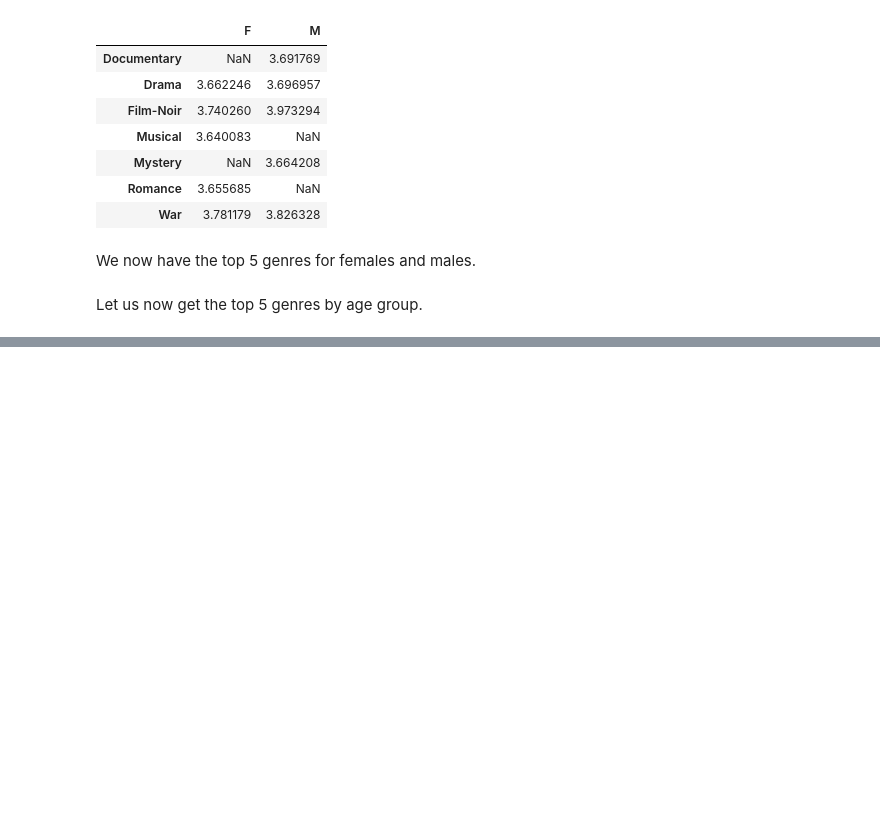
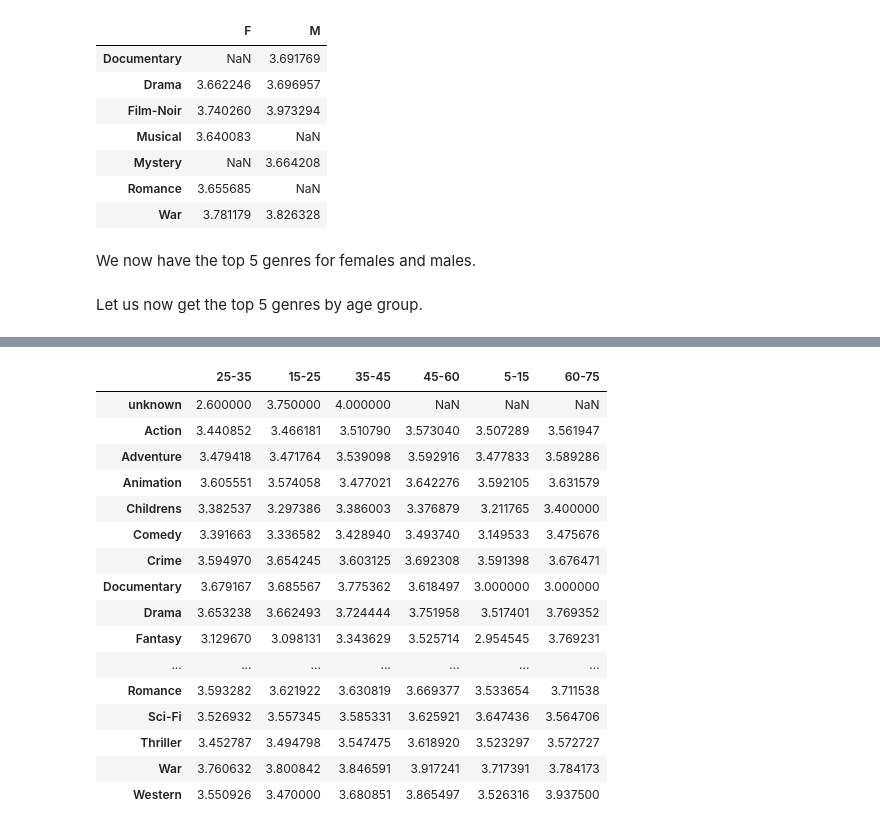
Before and after one commit to sara-shinde/MovieLens_100K_dataset_eda, a Jupyter notebook: notebooks/analysis_1.ipynb, the cells around one changed output, grey strips where cells are left out. Cells and saved outputs as stored; diff of their text form; code cells hidden in the pictures; blank space fills up the shorter version.

Commit message:
Get average ratings by (genre+age group), number of ratings per person Compute average ratings by genre and age group, number of ratings per person for each gender, age group and occupation.

```diff
--- a/notebooks/analysis_1.ipynb
+++ b/notebooks/analysis_1.ipynb
@@ -1358,3 +1358,5 @@ ratings_by_gender_and_genre.apply(lambda x : x.nlargest(5))
 We now have the top 5 genres for females and males.
 # %% [markdown]
 Let us now get the top 5 genres by age group.
+# %%
+age_group_list = all_merged.age_group.value_counts(normalize=True).index.to_list()
@@ -1360,0 +1367,5 @@ Let us now get the top 5 genres by age group.
+# %%
+age_group_ratings_list = []
+for age_group in age_group_list:
+    subset_all_merged = all_merged.loc[all_merged["age_group"] == age_group]
+    age_group_ratings_list.append(calc_avg_rating_df(subset_all_merged))
@@ -1360,0 +1394,22 @@ Let us now get the top 5 genres by age group.
+# %%
+ratings_by_age_group_and_genre = pd.DataFrame(age_group_ratings_list, index=age_group_list).T
+# %%
+ratings_by_age_group_and_genre
+# %% [output]
+|  | 25-35 | 15-25 | 35-45 | 45-60 | 5-15 | 60-75 |
+| unknown | 2.600000 | 3.750000 | 4.000000 | NaN | NaN | NaN |
+| Action | 3.440852 | 3.466181 | 3.510790 | 3.573040 | 3.507289 | 3.561947 |
+| Adventure | 3.479418 | 3.471764 | 3.539098 | 3.592916 | 3.477833 | 3.589286 |
+| Animation | 3.605551 | 3.574058 | 3.477021 | 3.642276 | 3.592105 | 3.631579 |
+| Childrens | 3.382537 | 3.297386 | 3.386003 | 3.376879 | 3.211765 | 3.400000 |
+| Comedy | 3.391663 | 3.336582 | 3.428940 | 3.493740 | 3.149533 | 3.475676 |
+| Crime | 3.594970 | 3.654245 | 3.603125 | 3.692308 | 3.591398 | 3.676471 |
+| Documentary | 3.679167 | 3.685567 | 3.775362 | 3.618497 | 3.000000 | 3.000000 |
+| Drama | 3.653238 | 3.662493 | 3.724444 | 3.751958 | 3.517401 | 3.769352 |
+| Fantasy | 3.129670 | 3.098131 | 3.343629 | 3.525714 | 2.954545 | 3.769231 |
+| ... | ... | ... | ... | ... | ... | ... |
+| Romance | 3.593282 | 3.621922 | 3.630819 | 3.669377 | 3.533654 | 3.711538 |
+| Sci-Fi | 3.526932 | 3.557345 | 3.585331 | 3.625921 | 3.647436 | 3.564706 |
+| Thriller | 3.452787 | 3.494798 | 3.547475 | 3.618920 | 3.523297 | 3.572727 |
+| War | 3.760632 | 3.800842 | 3.846591 | 3.917241 | 3.717391 | 3.784173 |
+| Western | 3.550926 | 3.470000 | 3.680851 | 3.865497 | 3.526316 | 3.937500 |
```
Also changed, not shown: parts of 46 cells of this notebook.
